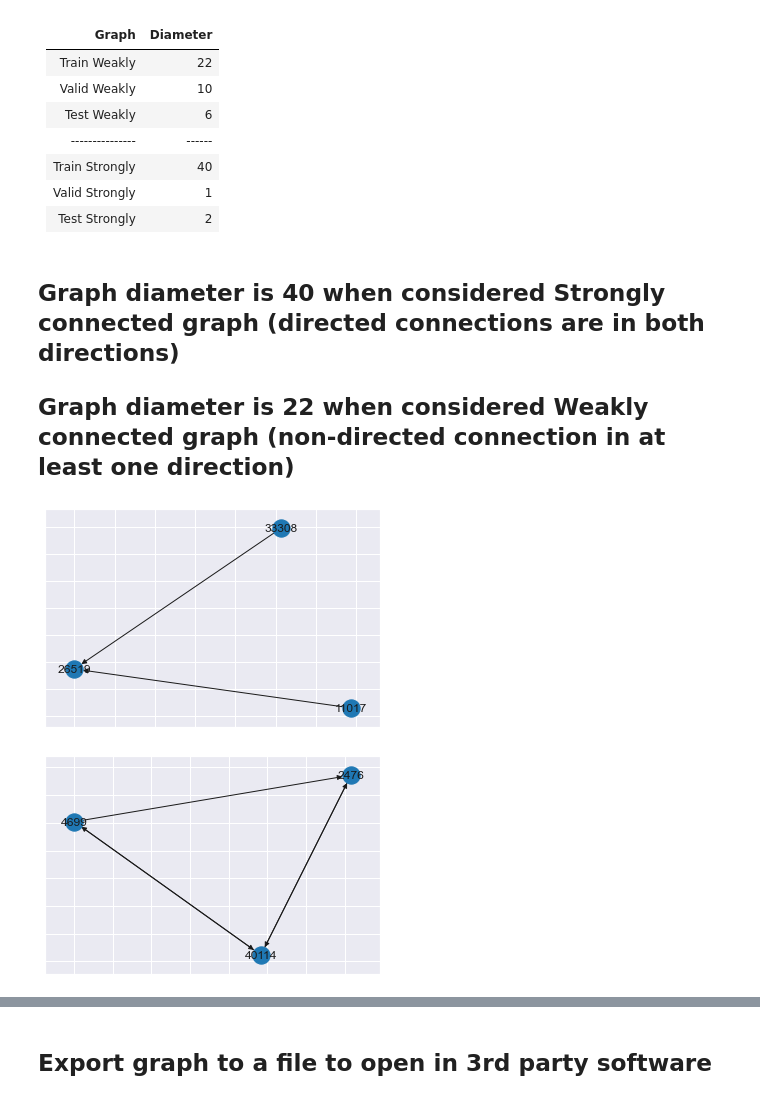
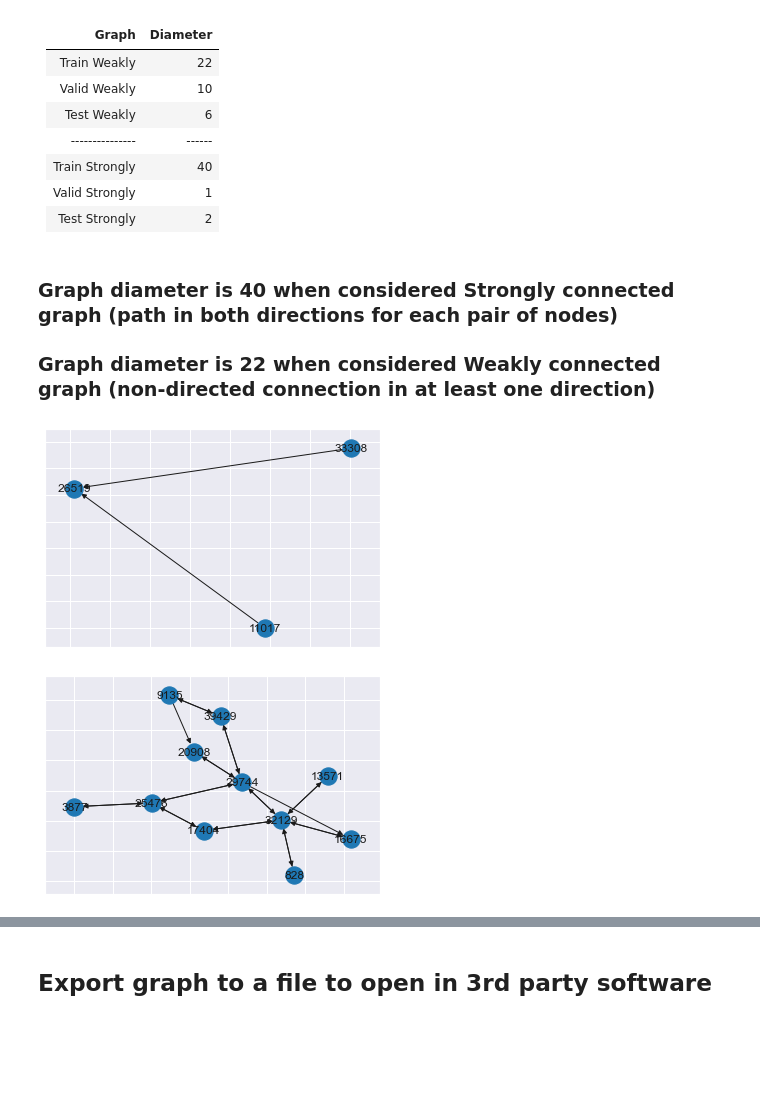
Before and after one commit to arreason/CategoryLearning, a Jupyter notebook: scripts/analyze_ds.ipynb, the cells around one changed output, grey strips where cells are left out. Drawn from its saved outputs; the diff is of its cells as text; code cells hidden in the pictures; blank space fills up the shorter version.

```diff
--- a/scripts/analyze_ds.ipynb
+++ b/scripts/analyze_ds.ipynb
@@ -649,12 +859,11 @@ Thus, any directional knowledge- / reasoning graph can be converted to unidirect
 # %%
 %%time
-# nx.diameter(graph_test) won't work because all graph must be connected
 # weakly connected components return a directed graph of minimal length 2
 # strongly connected components returns a directed graph of minimal length 1 (single node is considered a graph)
-sub_graphs_weakly_train = sorted([graph_train.subgraph(nodes) for nodes in nx.weakly_connected_components(graph_train)], key=lambda x: len(x), reverse=True)
-sub_graphs_weakly_valid = sorted([graph_valid.subgraph(nodes) for nodes in nx.weakly_connected_components(graph_valid)], key=lambda x: len(x), reverse=True)
-sub_graphs_weakly_test = sorted([graph_test.subgraph(nodes) for nodes in nx.weakly_connected_components(graph_test)], key=lambda x: len(x), reverse=True)
-sub_graphs_strongly_train = sorted([graph_train.subgraph(nodes) for nodes in nx.strongly_connected_components(graph_train)], key=lambda x: len(x), reverse=True)
-sub_graphs_strongly_valid = sorted([graph_valid.subgraph(nodes) for nodes in nx.strongly_connected_components(graph_valid)], key=lambda x: len(x), reverse=True)
-sub_graphs_strongly_test = sorted([graph_test.subgraph(nodes) for nodes in nx.strongly_connected_components(graph_test)], key=lambda x: len(x), reverse=True)
+%time sub_graphs_weakly_train = sorted([graph_train.subgraph(nodes) for nodes in nx.weakly_connected_components(graph_train)], key=lambda x: len(x), reverse=True)
+%time sub_graphs_weakly_valid = sorted([graph_valid.subgraph(nodes) for nodes in nx.weakly_connected_components(graph_valid)], key=lambda x: len(x), reverse=True)
+%time sub_graphs_weakly_test = sorted([graph_test.subgraph(nodes) for nodes in nx.weakly_connected_components(graph_test)], key=lambda x: len(x), reverse=True)
+%time sub_graphs_strongly_train = sorted([graph_train.subgraph(nodes) for nodes in nx.strongly_connected_components(graph_train)], key=lambda x: len(x), reverse=True)
+%time sub_graphs_strongly_valid = sorted([graph_valid.subgraph(nodes) for nodes in nx.strongly_connected_components(graph_valid)], key=lambda x: len(x), reverse=True)
+%time sub_graphs_strongly_test = sorted([graph_test.subgraph(nodes) for nodes in nx.strongly_connected_components(graph_test)], key=lambda x: len(x), reverse=True)
 # %% [output]
@@ -864,18 +1092,18 @@ Diameter Strongly Test:       2
 |Valid Strongly|1|
 |Test Strongly|2|
 # %% [markdown]
-## Graph diameter is 40 when considered Strongly connected graph (directed connections are in both directions)
-## Graph diameter is 22 when considered Weakly connected graph (non-directed connection in at least one direction)
+### Graph diameter is 40 when considered Strongly connected graph (path in both directions for each pair of nodes)
+### Graph diameter is 22 when considered Weakly connected graph (non-directed connection in at least one direction)
 # %%
 # Example sub-graph Weakly connected Drawn with native Matplotlib tools
 nx.draw_networkx(sub_graphs_weakly_train[11])
 # %% [output]
-[figure, old version]
+[figure, new version]
 # %%
 # Example sub-graph Strongly connected
-nx.draw_networkx(sub_graphs_strongly_train[469])
+nx.draw_networkx(sub_graphs_strongly_train[20])
 # %% [output]
-[figure, old version]
+[figure, new version]
 # %%
 # Example sub-graph Strongly
 # Graph of One node is considered a uni-directional or directed graph, of length 1, diameter 0
```
Also changed, not shown: parts of 135 cells of this notebook, 5 other files.
